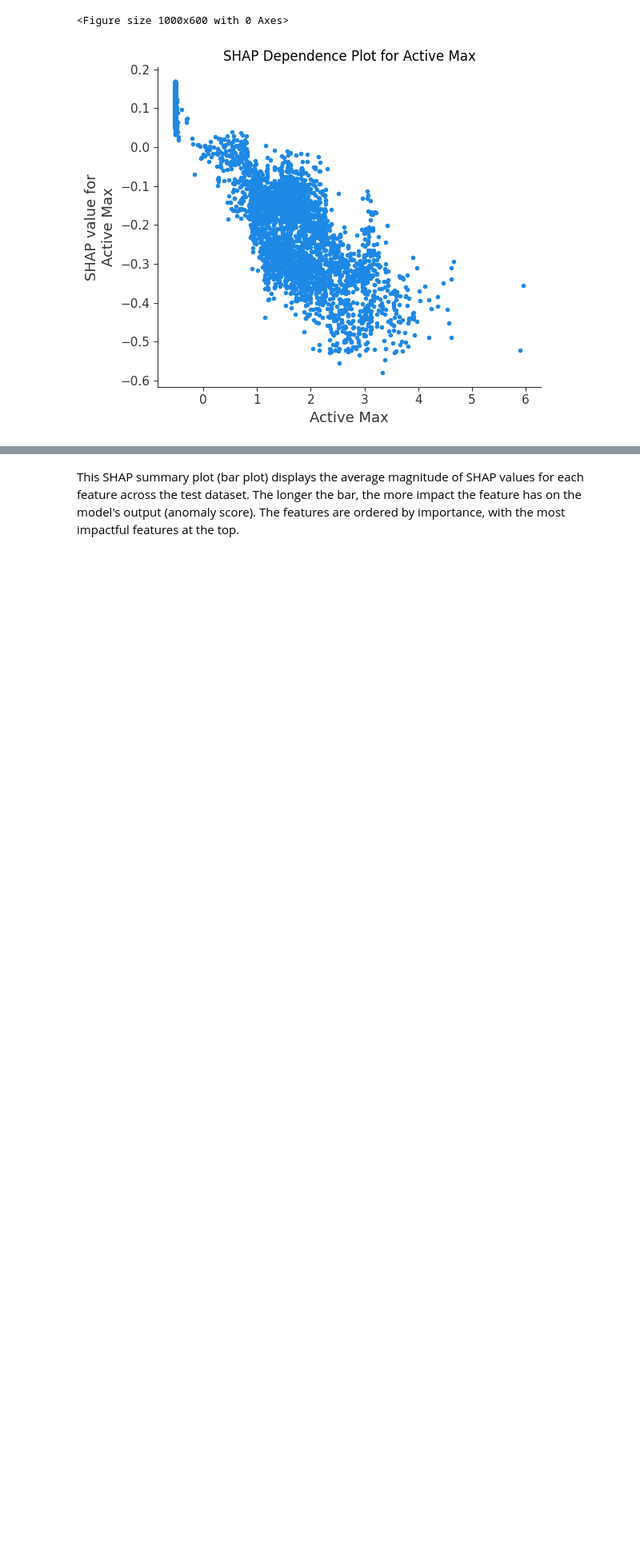
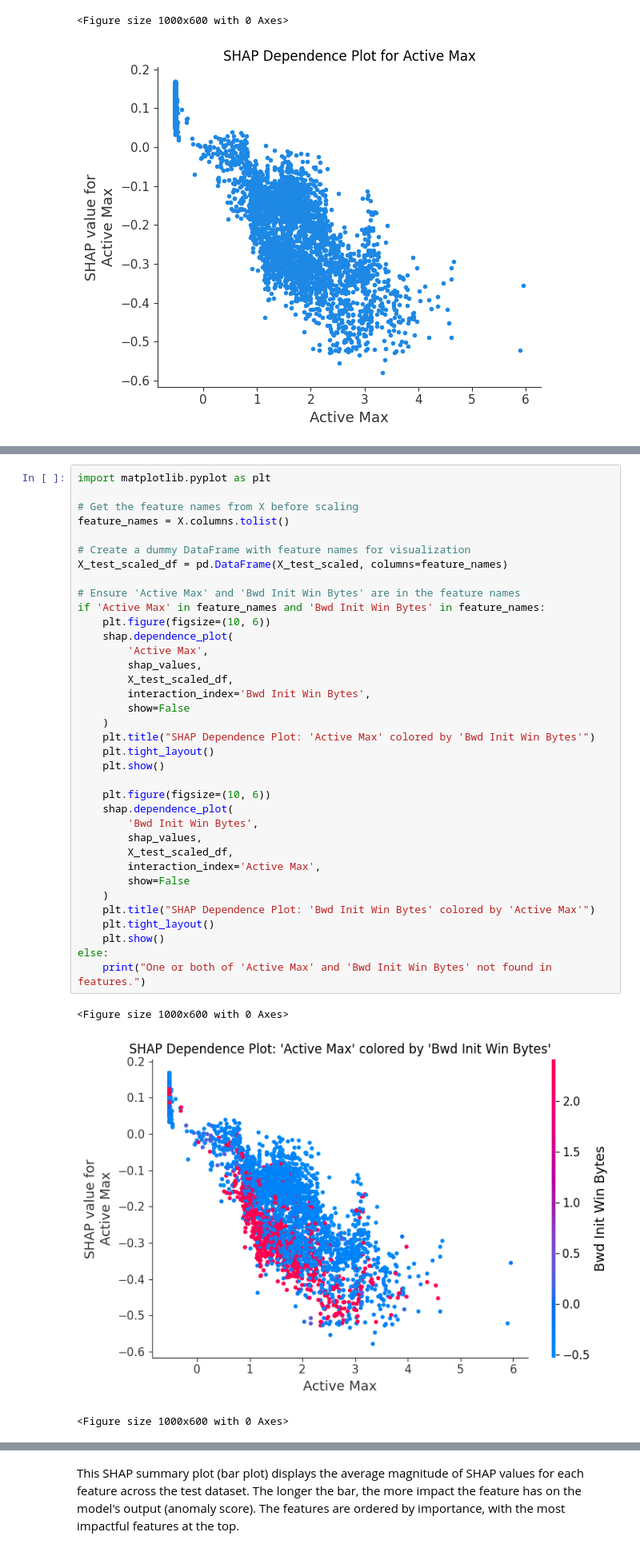
Before and after one commit to erskinekof/erskinekof.github.io, a Jupyter notebook: Welcome_To_Colab.ipynb, the cells around one changed output, grey strips where cells are left out. Shown at 80% size. Cells and saved outputs as stored; diff of their text form; blank space fills up the shorter version.

```diff
--- a/Welcome_To_Colab.ipynb
+++ b/Welcome_To_Colab.ipynb
@@ -1064,0 +1137,40 @@ The most important feature is: 'Active Max'
+# %%
+import matplotlib.pyplot as plt
+
+# Get the feature names from X before scaling
+feature_names = X.columns.tolist()
+
+# Create a dummy DataFrame with feature names for visualization
+X_test_scaled_df = pd.DataFrame(X_test_scaled, columns=feature_names)
+
+# Ensure 'Active Max' and 'Bwd Init Win Bytes' are in the feature names
+if 'Active Max' in feature_names and 'Bwd Init Win Bytes' in feature_names:
+    plt.figure(figsize=(10, 6))
+    shap.dependence_plot(
+        'Active Max',
+        shap_values,
+        X_test_scaled_df,
+        interaction_index='Bwd Init Win Bytes',
+        show=False
+    )
+    plt.title("SHAP Dependence Plot: 'Active Max' colored by 'Bwd Init Win Bytes'")
+    plt.tight_layout()
+    plt.show()
+
+    plt.figure(figsize=(10, 6))
+    shap.dependence_plot(
+        'Bwd Init Win Bytes',
+        shap_values,
+        X_test_scaled_df,
+        interaction_index='Active Max',
+        show=False
+    )
+    plt.title("SHAP Dependence Plot: 'Bwd Init Win Bytes' colored by 'Active Max'")
+    plt.tight_layout()
+    plt.show()
+else:
+    print("One or both of 'Active Max' and 'Bwd Init Win Bytes' not found in features.")
+# %% [output]
+<Figure size 1000x600 with 0 Axes>
+[figure, added]
+<Figure size 1000x600 with 0 Axes>
```
Also changed, not shown: parts of 4 cells of this notebook.
